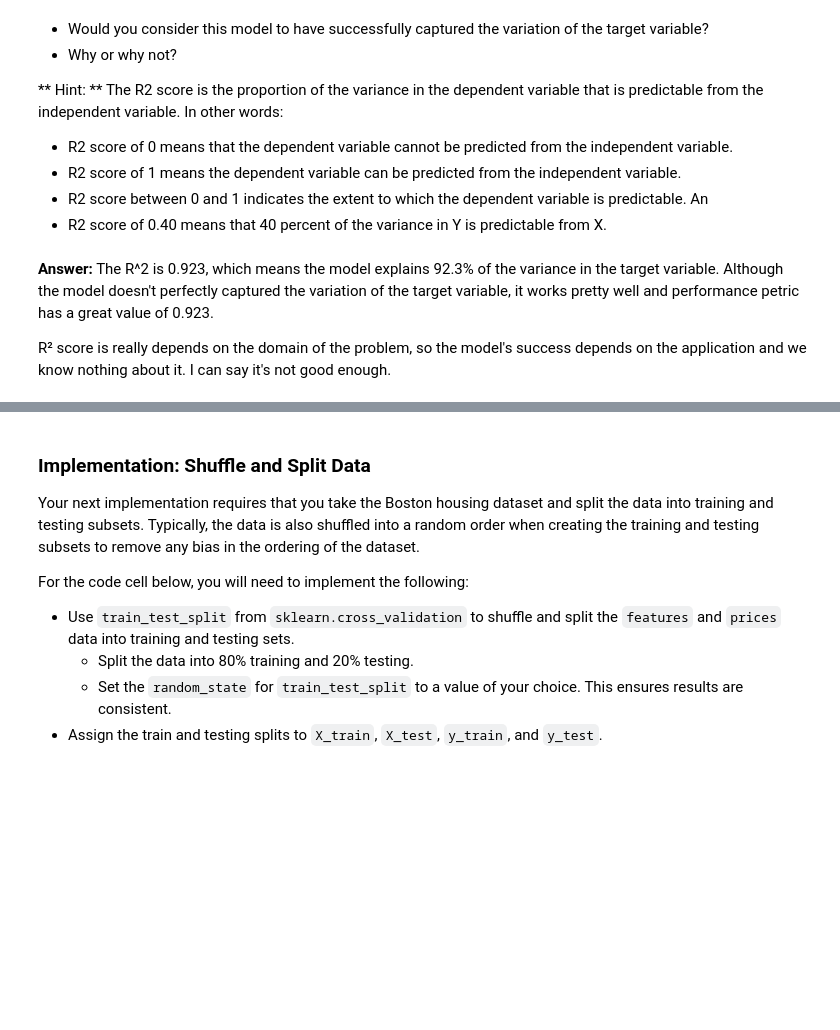
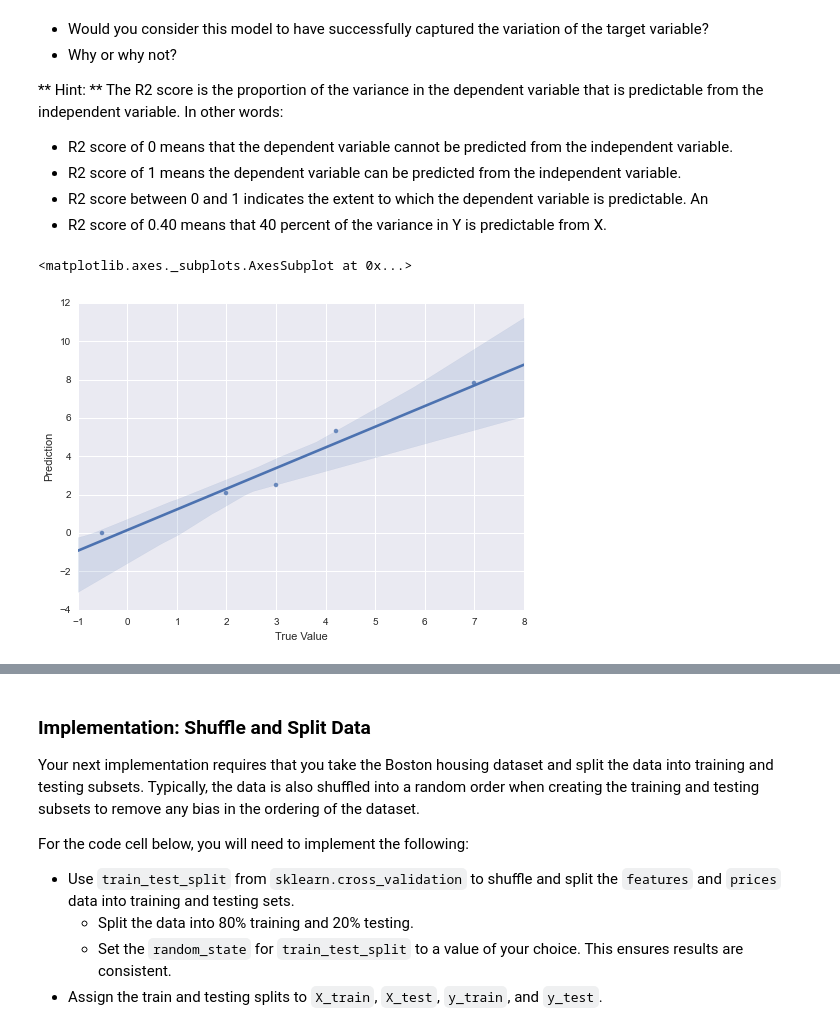
Before and after one commit to tsudhahar/machine_learning, a Jupyter notebook: kaggle/notebooks/boston_housing/boston_housing.ipynb, the cells around one changed output, grey strips where cells are left out. Saved outputs shown, nothing was run; the diff lists cells and outputs as text; code cells hidden in the pictures; blank space fills up the shorter version.

```diff
--- a/kaggle/notebooks/boston_housing/boston_housing.ipynb
+++ b/kaggle/notebooks/boston_housing/boston_housing.ipynb
@@ -236,8 +220,9 @@ sns.regplot('True Value', 'Prediction', sample_df)
 * R2 score of 1 means the dependent variable can be predicted from the independent variable.
 * R2 score between 0 and 1 indicates the extent to which the dependent variable is predictable. An
 * R2 score of 0.40 means that 40 percent of the variance in Y is predictable from X.
-# %% [markdown]
-**Answer:**
-The R^2 is 0.923, which means the model explains 92.3% of the variance in the target variable. Although the model doesn't perfectly captured the variation of the target variable, it works pretty well and performance petric has a great value of 0.923.
-
-R² score is really depends on the domain of the problem, so the model's success depends on the application and we know nothing about it. I can say it's not good enough.
+# %%
+dataset = pd.DataFrame({'True Value':[3.0, -0.5, 2.0, 7.0, 4.2], 'Prediction':[2.5, 0.0, 2.1, 7.8, 5.3]})
+sns.regplot(x = 'True Value', y = 'Prediction', data = dataset, fit_reg=True)
+# %% [output]
+<matplotlib.axes._subplots.AxesSubplot at 0x...>
+[figure, added]
```
Also changed, not shown: parts of 47 cells of this notebook, 1 other file.
